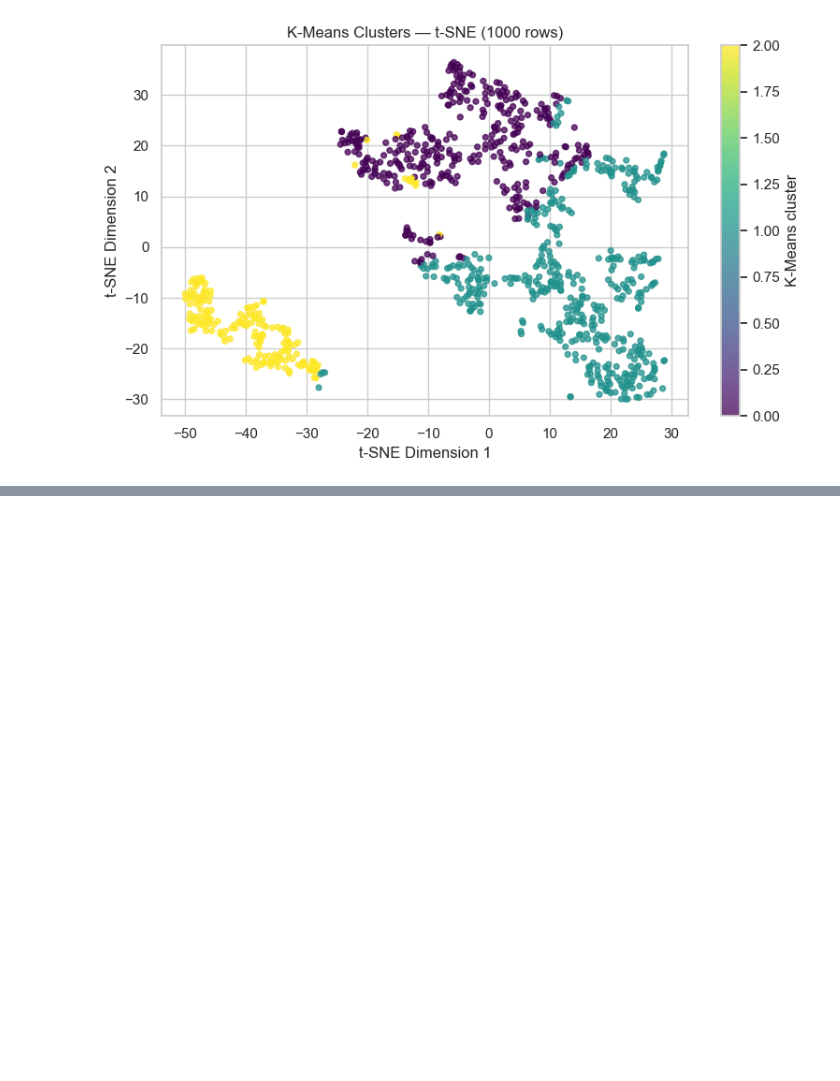
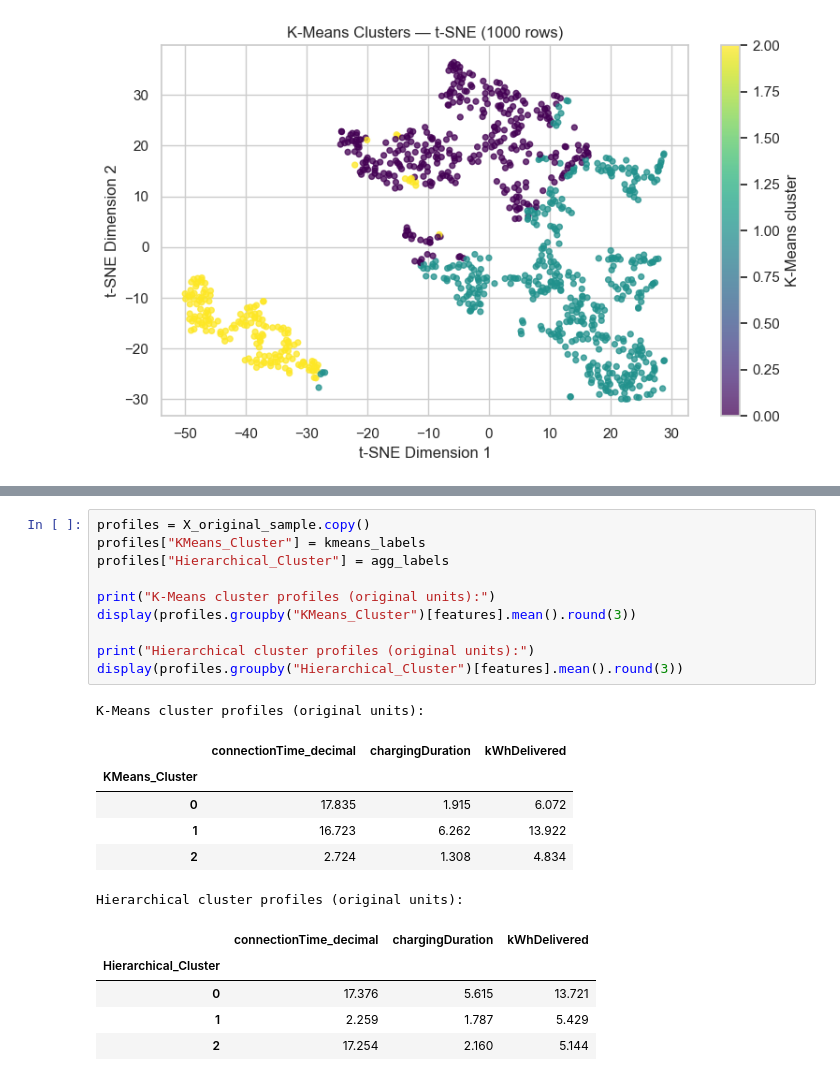
Before and after one commit to Roots26Hz/ChargeIQ, a Jupyter notebook: notebooks/clustering.ipynb, the cells around one changed output, grey strips where cells are left out. Drawn from its saved outputs; the diff is of its cells as text; blank space fills up the shorter version.

```diff
--- a/notebooks/clustering.ipynb
+++ b/notebooks/clustering.ipynb
@@ -517,0 +524,23 @@ else:
+# %%
+profiles = X_original_sample.copy()
+profiles["KMeans_Cluster"] = kmeans_labels
+profiles["Hierarchical_Cluster"] = agg_labels
+
+print("K-Means cluster profiles (original units):")
+display(profiles.groupby("KMeans_Cluster")[features].mean().round(3))
+
+print("Hierarchical cluster profiles (original units):")
+display(profiles.groupby("Hierarchical_Cluster")[features].mean().round(3))
+# %% [output]
+K-Means cluster profiles (original units):
+|  | connectionTime_decimal | chargingDuration | kWhDelivered |
+| KMeans_Cluster |  |  |  |
+| 0 | 17.835 | 1.915 | 6.072 |
+| 1 | 16.723 | 6.262 | 13.922 |
+| 2 | 2.724 | 1.308 | 4.834 |
+Hierarchical cluster profiles (original units):
+|  | connectionTime_decimal | chargingDuration | kWhDelivered |
+| Hierarchical_Cluster |  |  |  |
+| 0 | 17.376 | 5.615 | 13.721 |
+| 1 | 2.259 | 1.787 | 5.429 |
+| 2 | 17.254 | 2.160 | 5.144 |
```
Also changed, not shown: parts of 1 cell of this notebook.
